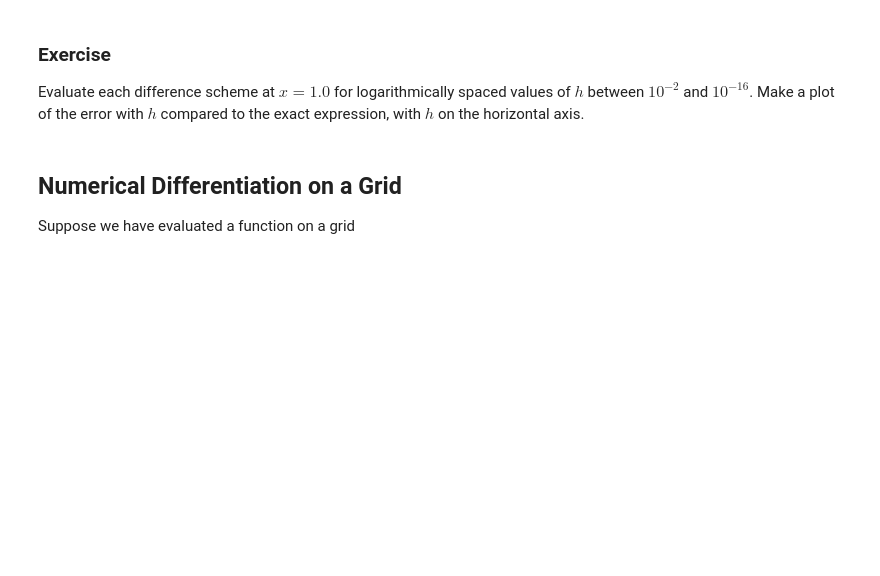
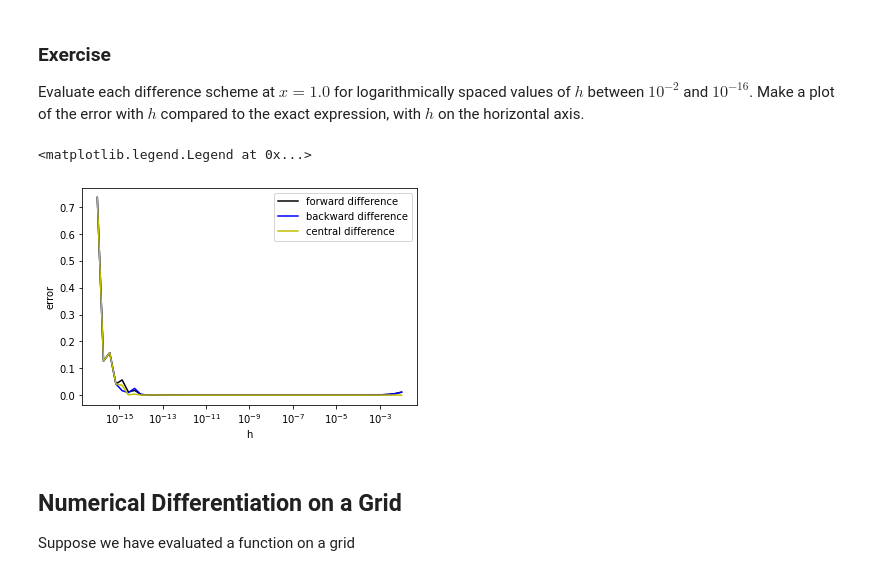
Before and after one commit to caam37830/book, a Jupyter notebook: 04_functions/differentiation.ipynb, the cells around one changed output. Drawn from its saved outputs; the diff is of its cells as text; code cells hidden in the pictures; blank space fills up the shorter version.

```diff
--- a/04_functions/differentiation.ipynb
+++ b/04_functions/differentiation.ipynb
@@ -135,3 +133,53 @@ Evaluate each difference scheme at $x =1.0$ for logarithmically spaced values of
+# %%
+from numpy import exp
+import matplotlib.pyplot as plt
+
+def forward_difference(g, x, h):
+    return (g(x + h) - g(x)) / h
+
+def backward_difference(g, x, h):
+    return (g(x) - g(x-h)) / h
+
+def central_difference(g, x, h):
+    return (g(x+h) - g(x - h)) / (2*h)
+
+x0 = 1.0
+
+hs = np.logspace(-2, -16)  # Array of log spaced h values
+
+exactSol = f1.evalf(subs={x: x0})  # Exact Solution
+
+ys = np.zeros((3,len(hs)))  # Array of zeros (to be filled in with the y (error) values)
+
+j = 0  # Set column counter to 0
+
+for h in hs:
+
+    i = 0  # Set row counter to 0
+
+    for diff in [forward_difference, backward_difference, central_difference]:
+
+        sol = diff(g, x0, h)  # Calculate solution for each difference scheme
+
+        err = np.abs(exactSol - sol)  # Calculate the absolute value of the error between sol and the exact solution
+
+        ys[i][j] = err  # Store the error values in ys
+
+        i+=1  # Move to the next row
+
+    j+=1  # Move to the next column
+
+
+plt.plot(hs, ys[0], c='k', label='forward difference')
+plt.plot(hs, ys[1], c='b', label='backward difference')
+plt.plot(hs, ys[2], c='y', label='central difference')
+plt.xscale('log')
+plt.xlabel('h')
+plt.ylabel('error')
+plt.legend()
+# %% [output]
+<matplotlib.legend.Legend at 0x...>
+[figure, added]
 # %% [markdown]
 ## Numerical Differentiation on a Grid
 
```
Also changed, not shown: parts of 8 cells of this notebook.
